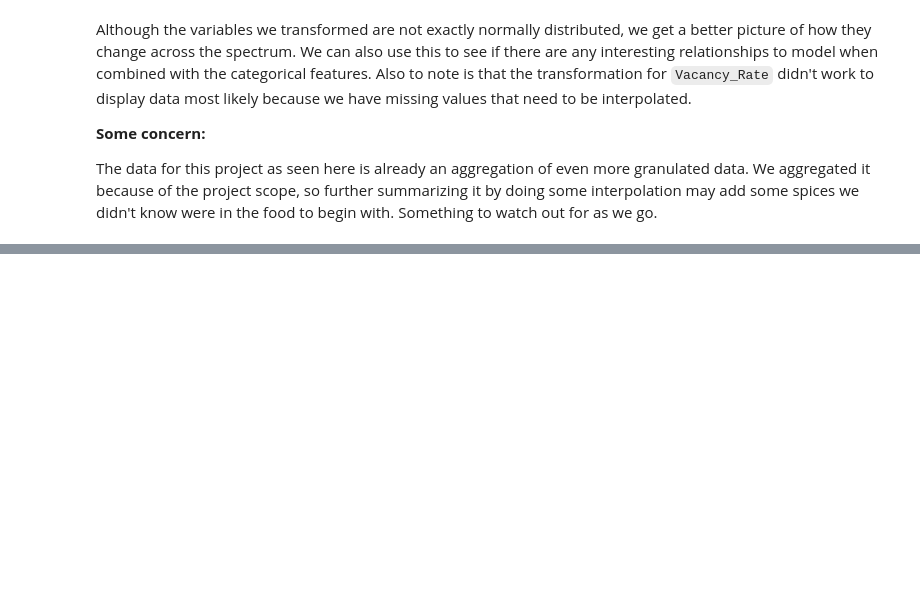
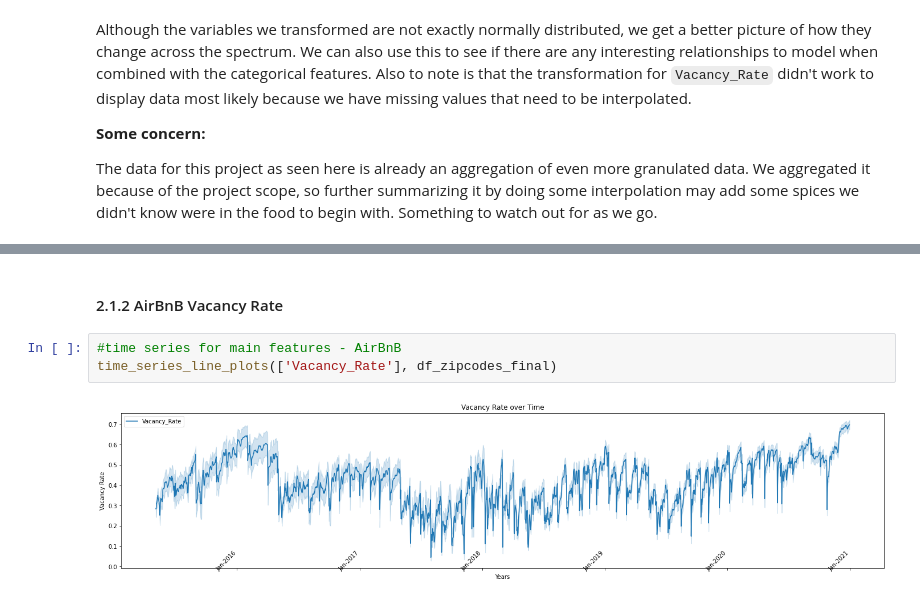
Before and after one commit to siawayforward/DS4A-group-project, a Jupyter notebook: exploratory_data_analysis/In_depth_EDA.ipynb, the cells around one changed output, grey strips where cells are left out. Cells and saved outputs as stored; diff of their text form; blank space fills up the shorter version.

```diff
--- a/exploratory_data_analysis/In_depth_EDA.ipynb
+++ b/exploratory_data_analysis/In_depth_EDA.ipynb
@@ -176,0 +250,7 @@ The data for this project as seen here is already an aggregation of even more gr
+# %% [markdown]
+#### 2.1.2 AirBnB Vacancy Rate
+# %%
+#time series for main features - AirBnB
+time_series_line_plots(['Vacancy_Rate'], df_zipcodes_final)
+# %% [output]
+[figure, added]
```
Also changed, not shown: parts of 30 cells of this notebook.
